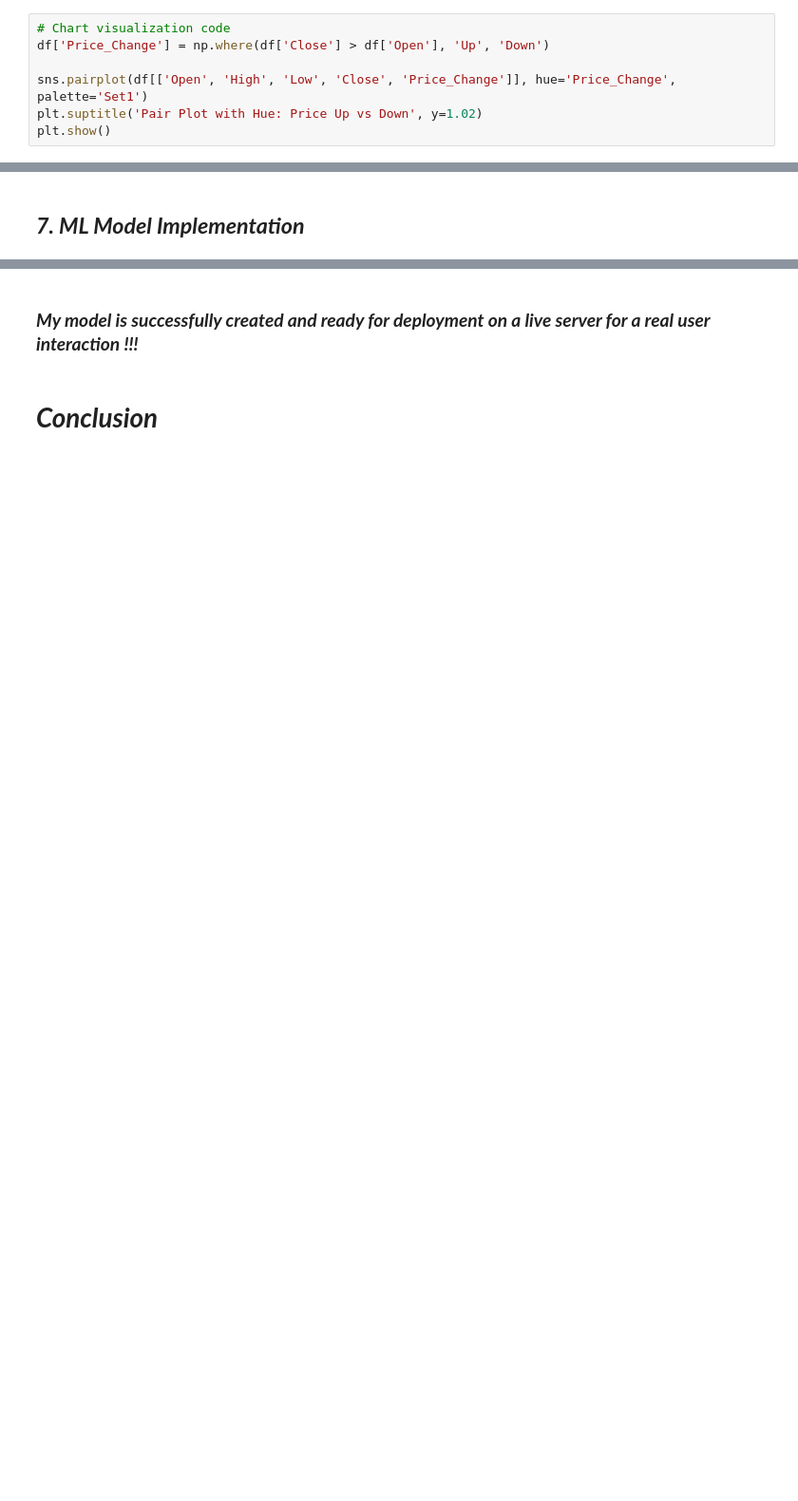
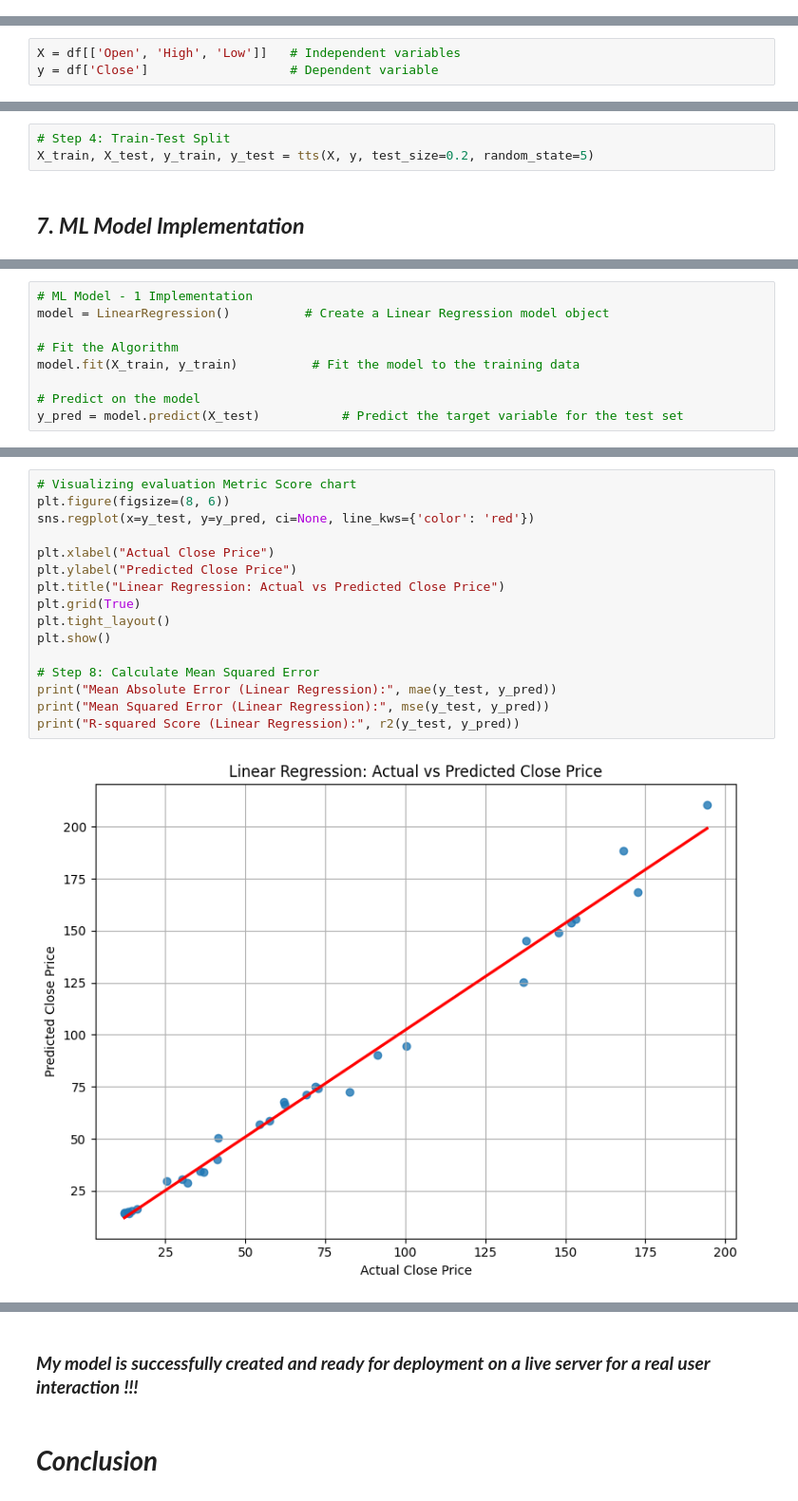
Before and after one commit to shivan632/Labmentix-1, a Jupyter notebook: YesBank_StockPrices2.ipynb, the cells around one changed output, grey strips where cells are left out. Shown at 95% size. Drawn from its saved outputs; the diff is of its cells as text; blank space fills up the shorter version.

Commit message:
Update Chat Section and ML Model

```diff
--- a/YesBank_StockPrices2.ipynb
+++ b/YesBank_StockPrices2.ipynb
@@ -594,7 +383,0 @@ Useful for reducing features during model training — avoids overfitting and mu
-# %%
-# Chart visualization code
-df['Price_Change'] = np.where(df['Close'] > df['Open'], 'Up', 'Down')
-
-sns.pairplot(df[['Open', 'High', 'Low', 'Close', 'Price_Change']], hue='Price_Change', palette='Set1')
-plt.suptitle('Pair Plot with Hue: Price Up vs Down', y=1.02)
-plt.show()
@@ -700 +472,4 @@ All Outliers removed
+# %%
+X = df[['Open', 'High', 'Low']]   # Independent variables
+y = df['Close']                   # Dependent variable
 # %% [markdown]
@@ -702,4 +477,7 @@ All Outliers removed
 
 #### What data splitting ratio have you used and why? (Answer)
+# %%
+# Step 4: Train-Test Split
+X_train, X_test, y_train, y_test = tts(X, y, test_size=0.2, random_state=5)
 # %% [markdown]
 ## ***7. ML Model Implementation***
@@ -705,0 +486,9 @@ All Outliers removed
+# %%
+# ML Model - 1 Implementation
+model = LinearRegression()          # Create a Linear Regression model object
+
+# Fit the Algorithm
+model.fit(X_train, y_train)          # Fit the model to the training data
+
+# Predict on the model
+y_pred = model.predict(X_test)           # Predict the target variable for the test set
@@ -705,0 +497,18 @@ All Outliers removed
+# %%
+# Visualizing evaluation Metric Score chart
+plt.figure(figsize=(8, 6))
+sns.regplot(x=y_test, y=y_pred, ci=None, line_kws={'color': 'red'})
+
+plt.xlabel("Actual Close Price")
+plt.ylabel("Predicted Close Price")
+plt.title("Linear Regression: Actual vs Predicted Close Price")
+plt.grid(True)
+plt.tight_layout()
+plt.show()
+
+# Step 8: Calculate Mean Squared Error
+print("Mean Absolute Error (Linear Regression):", mae(y_test, y_pred))
+print("Mean Squared Error (Linear Regression):", mse(y_test, y_pred))
+print("R-squared Score (Linear Regression):", r2(y_test, y_pred))
+# %% [output]
+[figure, added]
```
Also changed, not shown: parts of 55 cells of this notebook.
